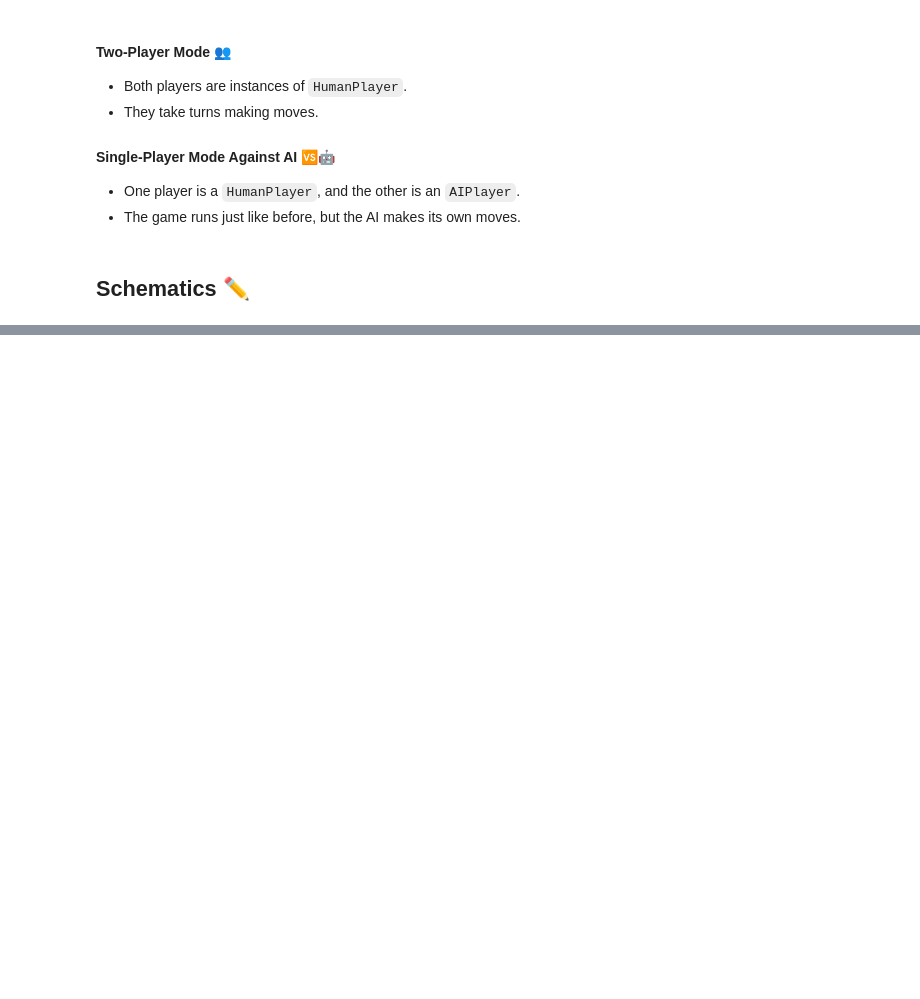
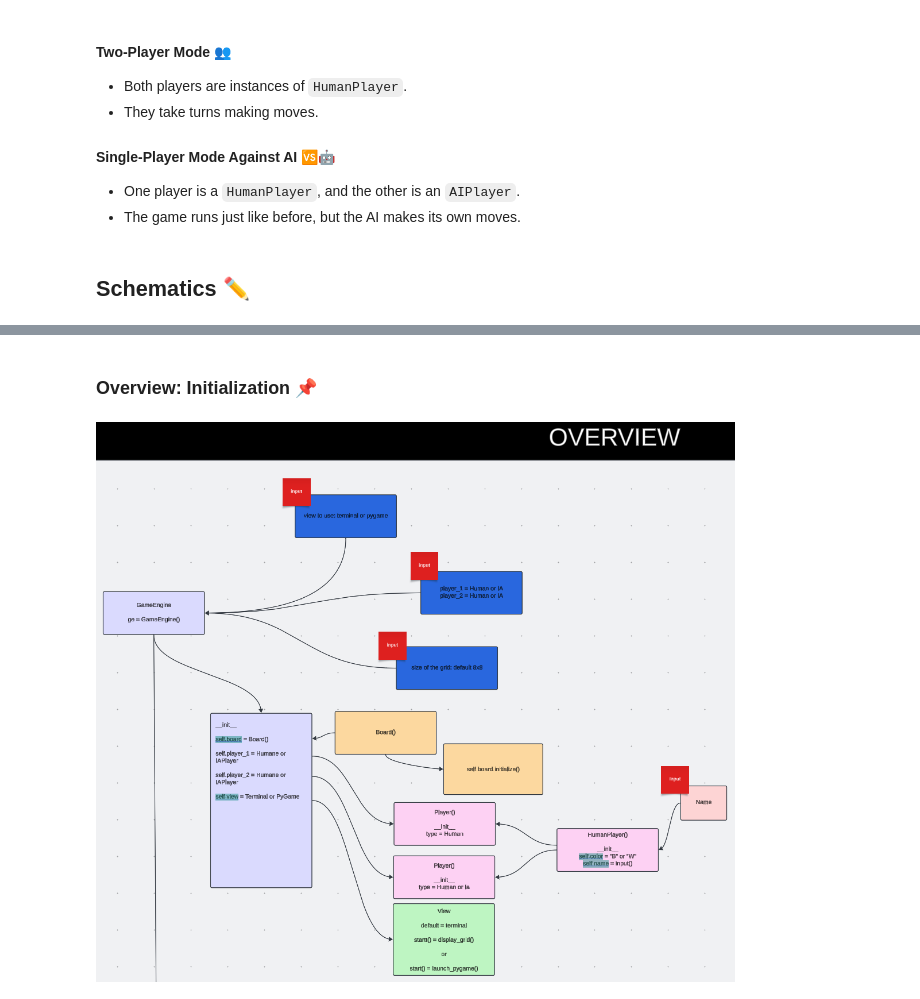
Before and after one commit to ManuLabricole/CdnOthello, a Jupyter notebook: othello_tutorial.ipynb, the cells around one changed output, grey strips where cells are left out. Drawn from its saved outputs; the diff is of its cells as text; code cells hidden in the pictures; blank space fills up the shorter version.

```diff
--- a/othello_tutorial.ipynb
+++ b/othello_tutorial.ipynb
@@ -216,0 +222,7 @@ By keeping our game logic separate from the UI, we can:
+# %% [markdown]
+### Overview: Initialization 📌
+# %%
+from IPython.display import Image
+Image(filename="assets/overview.png")
+# %% [output]
+[figure, added]
```
Also changed, not shown: parts of 8 cells of this notebook.
